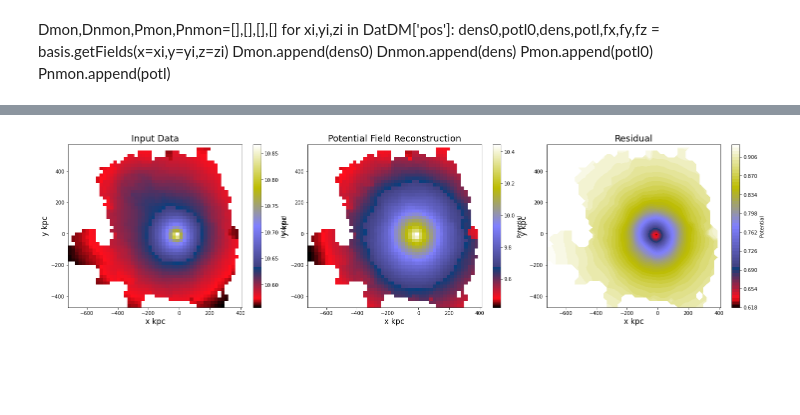
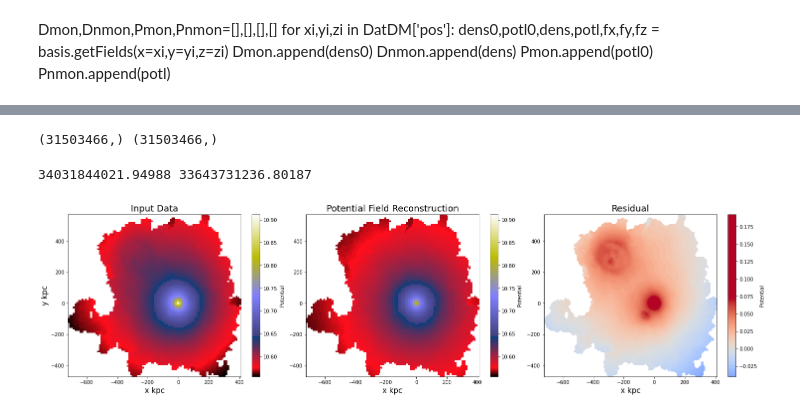
Before and after one commit to jngaravitoc/auriga-exp, a Jupyter notebook: src/TestHalo with pyEXP.ipynb, the cells around one changed output, grey strips where cells are left out. Cells and saved outputs as stored; diff of their text form; code cells hidden in the pictures; blank space fills up the shorter version.

```diff
--- a/src/TestHalo with pyEXP.ipynb
+++ b/src/TestHalo with pyEXP.ipynb
@@ -299,4 +304,6 @@ mbacc = np.cumsum(mb)
 # %%
 #mfac = 1/mbacc[-1]
 km2kpc = 3.24078e-17
-rfac,dfac,mfac,pfac=1.0, 5.239633723326549e-13, 5.239633723326551e-13, 5.23963372332655e-13
+rfac,dfac,mfac,pfac=scal#1.0, 5.239633723326549e-13, 5.239633723326551e-13, 5.23963372332655e-13
+#0.9999999999999999 5.23667438799905e-13 5.23667438799905e-13 5.23667438799905e-13
+print(scal)
@@ -341,6 +350,6 @@ Text(0.5, 0, 'R')
 # %%
 G_=4.300917270036279e-06#43009.17270036279#
-potsph = empirical_potencial_profile(posb,(pwau/G_ ))
+potsph = empirical_potencial_profile(posb,(pwau/G_ ), nbins=500, rmin=np.min(R), rmax=np.max(R))
 
 plt.plot(potsph[0],potsph[1],color='g',label='Auriga',lw=3)
 # %% [output]
@@ -349,6 +358,6 @@ plt.plot(potsph[0],potsph[1],color='g',label='Auriga',lw=3)
 # %%
-c=np.abs(P[-1]-potsph[1][-1]*pfac)
+c=np.abs(P[-1]/pfac-potsph[1][-1])
 print(c)
-plt.plot(R, P,c='r',ls='--', label='makemodel_em')
-plt.plot(potsph[0],(potsph[1]*pfac)+c,color='g',label='Auriga',lw=3)
+plt.plot(R, (P/pfac)-c,c='r',ls='--', label='makemodel_em')
+plt.plot(potsph[0],potsph[1],color='g',label='Auriga',lw=3)
 # %% [output]
@@ -375,8 +389,9 @@ def GetFields(coords):
     dens0,potl0,dens,potl,fx,fy,fz = basis.getFields(x=coords[0],y=coords[1],z=coords[2])
     return dens0,dens,potl0,potl
 
-pool = SerialPool()
+pool = MultiPool()
 Fields = np.array(list(pool.map(GetFields, pos )))
+pool.close()
 # %% [markdown]
 Dmon,Dnmon,Pmon,Pnmon=[],[],[],[]
 for xi,yi,zi in DatDM['pos']:
@@ -446,0 +449,18 @@ array([[ 0.00000000e+00, -3.67521492e+10, -3.68735931e+10,
+# %%
+print(pos[:,0].shape,mass.shape)
+#pool = SerialPool()
+def BS2DN(dat,sel=None):
+    grid, _x, _y, _ = binned_statistic_2d(pos[:,0][sel], pos[:,1][sel], dat[sel], 'median', bins=[Npx,Npx])
+    return grid
+
+Hden = BS2D_den(mass )
+r3=np.sqrt(np.sum(pos**2,axis=1))
+r2=np.sqrt(np.sum(pos[:,:2]**2,axis=1))
+mass0,mass1=(3/(4*np.pi))*(r3**3)*den0,(3/(4*np.pi))*(r3**3)*den1
+den_mon2D,den_nonmon2D=BS2D_den(mass0 ),BS2D_den(mass0 )
+
+den_monN,den_nonmonN=BS2DN(den0,sel=(np.abs(pos[:,2])<=10)),BS2DN(den1,sel=(np.abs(pos[:,2])<=10))
+
+#pool.close()
+# %% [output]
+(31503466,) (31503466,)
@@ -447,41 +482,45 @@ array([[ 0.00000000e+00, -3.67521492e+10, -3.68735931e+10,
 # %%
 km2kpc=3.24078e-17
 G= 6.674*1e-11 #m3⋅kg−1⋅s−2
 m2kpc, kg2Msun = 3.2408*1e-20,5e-31
 G=G*(m2kpc**3) /kg2Msun # kpc3 Msun-1 s-2
 mask=Hpotmed_/Hpotmed_
+CC = np.median(np.abs(Hpotmed_- (pot_mon + pot_nonmon)))
+print(CC,c)
+Hpot_= np.log10(np.abs( Hpotmed_))#* (rb[-1]/(mbacc[-1]) )    ))
 
-Hpot_= np.log10(np.abs( Hpotmed_))#* (rb[-1]/(mbacc[-1]) )    ))
 
 fig, ax = plt.subplots(1, 3, figsize=(25,6))
 extent = xb.min(),xb.max(),yb.min(),yb.max()
-im = ax[0].imshow(Hpot_,extent=extent,aspect='auto',origin='lower',interpolation='none',cmap='gist_stern')
+im = ax[0].imshow(Hpot_.T,extent=extent,aspect='auto',origin='lower',interpolation='none',cmap='gist_stern')
+#im = ax[0].contourf(xgrid, ygrid, Hpot_,100,cmap='gist_stern')
 plt.colorbar(im, ax=ax[0],label='Potential')
-#im.set_clim(7,12)
+
 
 ax[0].set_title('Input Data',fontsize=18)
-#*(rbins[-1]/(Macc[-1]) )
-#im2 = ax[1].contourf(xgrid, ygrid, np.log10(np.abs(den_mon + den_nonmon)),40,cmap='gist_stern')
-im2 = ax[1].imshow(np.log10(np.abs(pot_mon + pot_nonmon)),extent=extent,aspect='auto',origin='lower',interpolation='none',cmap='gist_stern')
+#im2 = ax[1].contourf(xgrid, ygrid, np.log10(np.abs(pot_mon + pot_nonmon-(mask*CC))),100,cmap='gist_stern')
+im2 = ax[1].imshow(np.log10(np.abs(pot_mon + pot_nonmon-(mask*CC))).T,extent=extent,aspect='auto',origin='lower',interpolation='none',cmap='gist_stern')
 plt.colorbar(im2, ax=ax[1],label='Potential')
-#im2.set_clim(im.get_clim()[0],im.get_clim()[1])
+im2.set_clim(im.get_clim()[0],im.get_clim()[1])
 ax[1].set_title('Potential Field Reconstruction',fontsize=18)
 
 
-potresidual = (Hpotmed_ - (pot_mon + pot_nonmon))/Hpotmed_
+potresidual = (Hpotmed_ - ((pot_mon + pot_nonmon)-(mask*CC)) )/(Hpotmed_)
 
 #im3 = ax[2].imshow(denmask,extent=extent,aspect='auto',origin='lower',interpolation='none',cmap='gist_stern')
-im3 = ax[2].contourf(xgrid, ygrid, potresidual,50,cmap='gist_stern')
+im3 = ax[2].contourf(xgrid, ygrid, potresidual.T,100,cmap='coolwarm')
 plt.colorbar(im3, ax=ax[2],label='Potential')
-#im3.set_clim(7,12)
+im3.set_clim(-0.072,0.072 )
 for i_ in [0,1,2]:
     ax[i_].set_xlabel('x kpc',fontsize=15)
-    ax[i_].set_ylabel('y kpc',fontsize=15)
+    if i_==0:ax[i_].set_ylabel('y kpc',fontsize=15)
 plt.subplots_adjust(wspace=0.1)
 ax[2].set_title('Residual',fontsize=18)
 plt.savefig('plots/PotEXP_Au%s.png'%str(nhalo))
 plt.show()
 
 plt.close()
+print(datetime.now())
 # %% [output]
+34031844021.94988 33643731236.80187
-[figure, old version]
+[figure, new version]
```
Also changed, not shown: parts of 27 cells of this notebook, 5 other files.
